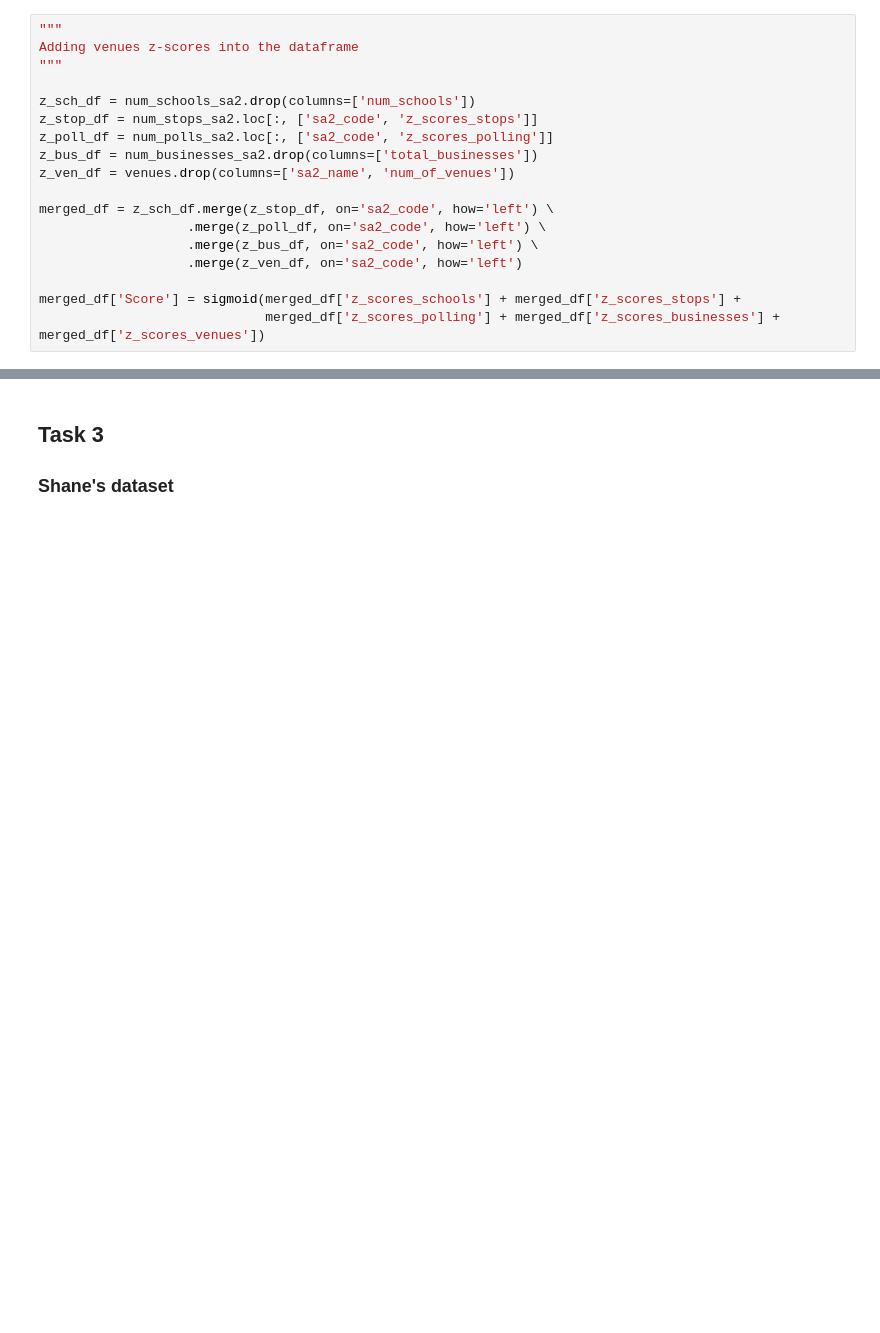
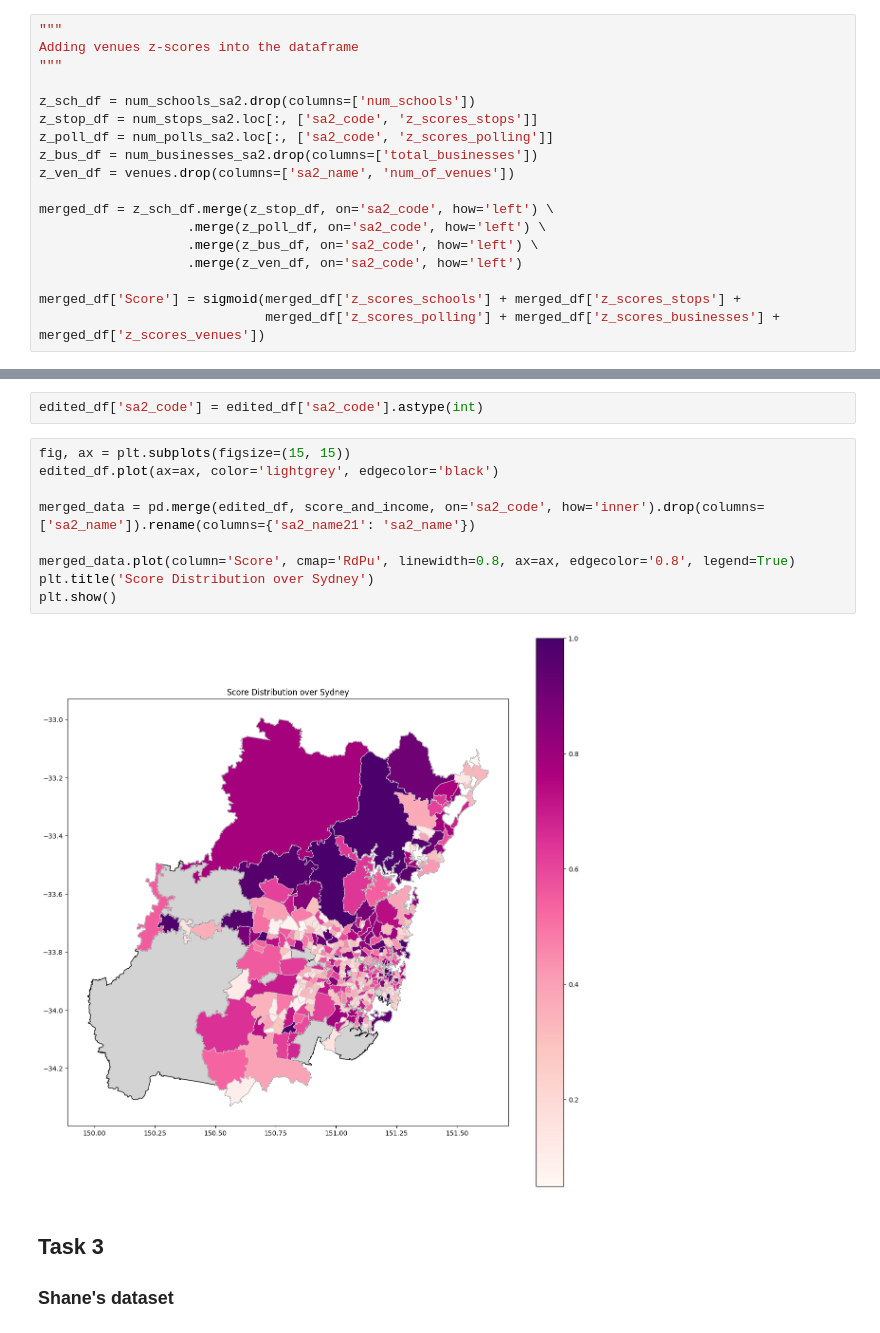
Before and after one commit to horeilly2021/Sydney-Analysis-Python-SQL, a Jupyter notebook: DATA2901_Assignment1.ipynb, the cells around one changed output, grey strips where cells are left out. Drawn from its saved outputs; the diff is of its cells as text; blank space fills up the shorter version.

```diff
--- a/DATA2901_Assignment1.ipynb
+++ b/DATA2901_Assignment1.ipynb
@@ -819,3 +887,16 @@ merged_df
+# %%
+edited_df['sa2_code'] = edited_df['sa2_code'].astype(int)
+# %%
+fig, ax = plt.subplots(figsize=(15, 15))
+edited_df.plot(ax=ax, color='lightgrey', edgecolor='black')
+
+merged_data = pd.merge(edited_df, score_and_income, on='sa2_code', how='inner').drop(columns=['sa2_name']).rename(columns={'sa2_name21': 'sa2_name'})
+
+merged_data.plot(column='Score', cmap='RdPu', linewidth=0.8, ax=ax, edgecolor='0.8', legend=True)
+plt.title('Score Distribution over Sydney')
+plt.show()
+# %% [output]
+[figure, added]
 # %% [markdown]
 ## Task 3
 ### Shane's dataset
```
Also changed, not shown: parts of 16 cells of this notebook, 5 other files.
